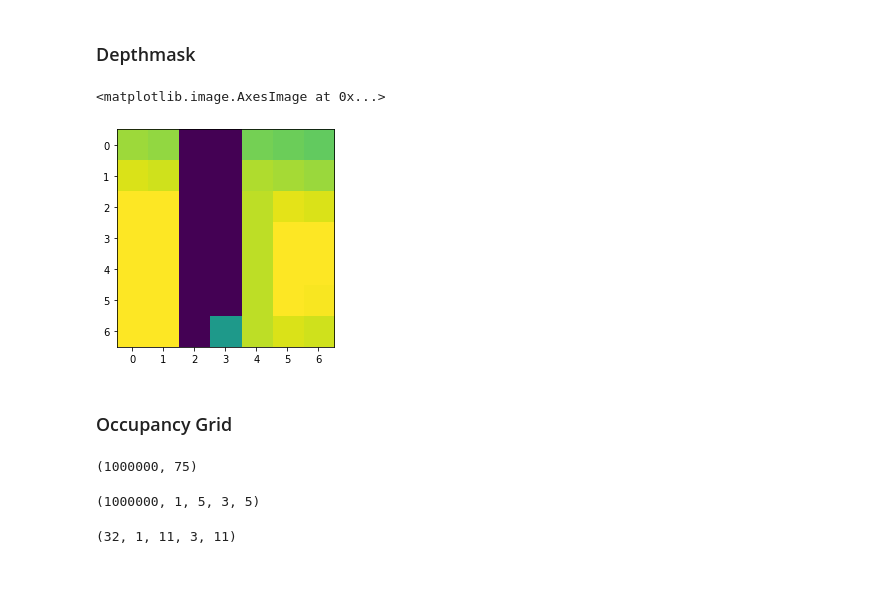
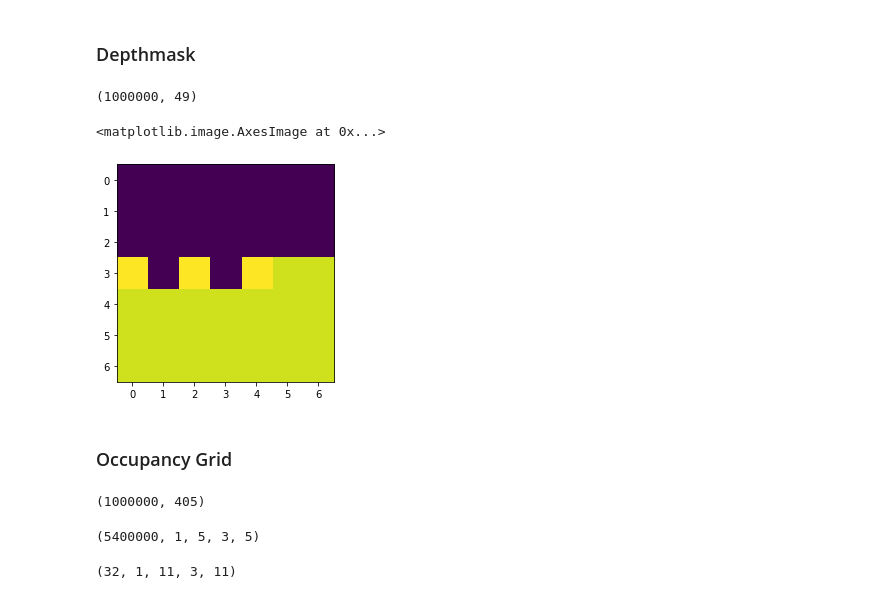
Before and after one commit to batu/RLAgency, a Jupyter notebook: experiment_notebook.ipynb, the cells around one changed output. Cells and saved outputs as stored; diff of their text form; code cells hidden in the pictures.

```diff
--- a/experiment_notebook.ipynb
+++ b/experiment_notebook.ipynb
@@ -256,0 +248,24 @@ depth_obs = observations[:,99:]
+# %%
+observations = np.load('observation505.npy')
+observations = observations.squeeze()
+
+vector_size = 19 + 6
+depth_size = 55 - 6
+whisker_size = 26
+occupancy_size = 405
+
+vector_end = vector_size
+depth_end = vector_end + depth_size
+whisker_end = depth_end + whisker_size
+occupancy_end = whisker_end + occupancy_size
+# %%
+index = 30
+
+vec_obs = observations[:, 0:vector_end]
+depth_obs = observations[:, vector_end:depth_end]
+whisker_obs = observations[:, depth_end:whisker_end]
+occupancy_obs = observations[:, whisker_end:occupancy_end]
+
+print(vec_obs, whisker_obs, depth_obs, occupancy_obs)
+print(vec_obs.shape, whisker_obs.shape, depth_obs.shape, occupancy_obs.shape)
+print(vec_obs.shape[0]+ whisker_obs.shape[0]+ depth_obs.shape[0] + occupancy_obs.shape[0])
@@ -257,27 +290,30 @@ depth_obs = observations[:,99:]
 # %% [markdown]
 ### Depthmask
+# %%
+depth_obs.shape
+# %% [output]
+(1000000, 49)
 # %%
 depth_obs.shape
 depth_obs_2d = depth_obs.reshape(-1, 1, 7, 7)  ### Occupancy Grid
 # %%
-imshow(depth_obs_2d[184, 0])
+imshow(depth_obs_2d[10, 0])
 # %% [output]
 <matplotlib.image.AxesImage at 0x...>
-[figure, old version]
+[figure, new version]
 # %% [markdown]
 ### Occupancy Grid
 # %%
 occupancy_obs.shape
 # %% [output]
-(1000000, 75)
+(1000000, 405)
 # %%
 # z, y, x ordering
-occupancy_obs_3d =
 occupancy_obs_3d = occupancy_obs.reshape(-1, 1, 5, 3, 5)
 occupancy_obs_3d_plt = np.swapaxes(occupancy_obs_3d, -1, -2)
 occupancy_obs_3d.shape
 # %% [output]
-(1000000, 1, 5, 3, 5)
+(5400000, 1, 5, 3, 5)
 # %%
 occupancy_obs_3d = np.random.uniform(0,1,363*32).reshape(-1, 1, 11, 3, 11)
 occupancy_obs_3d.shape
```
Also changed, not shown: parts of 12 cells of this notebook, 8 other files.
